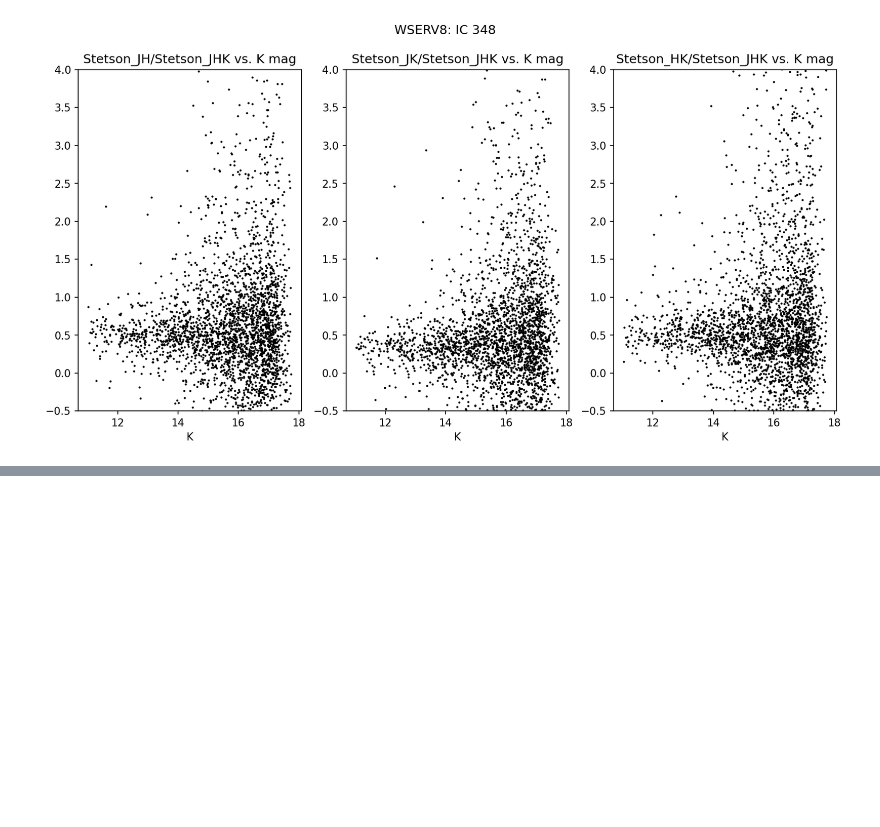
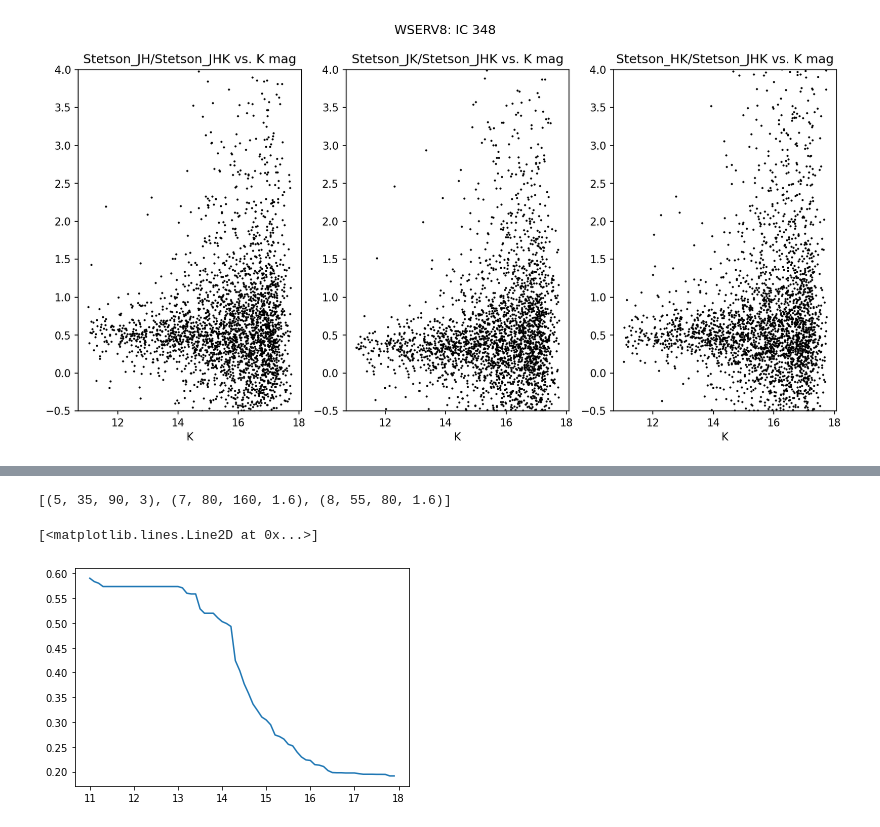
Before and after one commit to tomr-stargazer/Variability_Project_2020, a Jupyter notebook: wuvars/analysis/prototypes/Prototyping moving_average_percentile.ipynb, the cells around one changed output, grey strips where cells are left out. Drawn from its saved outputs; the diff is of its cells as text; code cells hidden in the pictures; blank space fills up the shorter version.

```diff
--- a/wuvars/analysis/prototypes/Prototyping moving_average_percentile.ipynb
+++ b/wuvars/analysis/prototypes/Prototyping moving_average_percentile.ipynb
@@ -399,0 +417,9 @@ for wserv, n_min, n_max, S in list(zip(wserv_ids, n_min_list, n_max_list, min_St
+# %%
+list(zip(wserv_ids, n_min_list, n_max_list, min_Stetson_list))[1:-1]
+# %% [output]
+[(5, 35, 90, 3), (7, 80, 160, 1.6), (8, 55, 80, 1.6)]
+# %%
+plt.plot(x_grid, result_grid_95)
+# %% [output]
+[<matplotlib.lines.Line2D at 0x...>]
+[figure, added]
```
Also changed, not shown: parts of 4 cells of this notebook.
